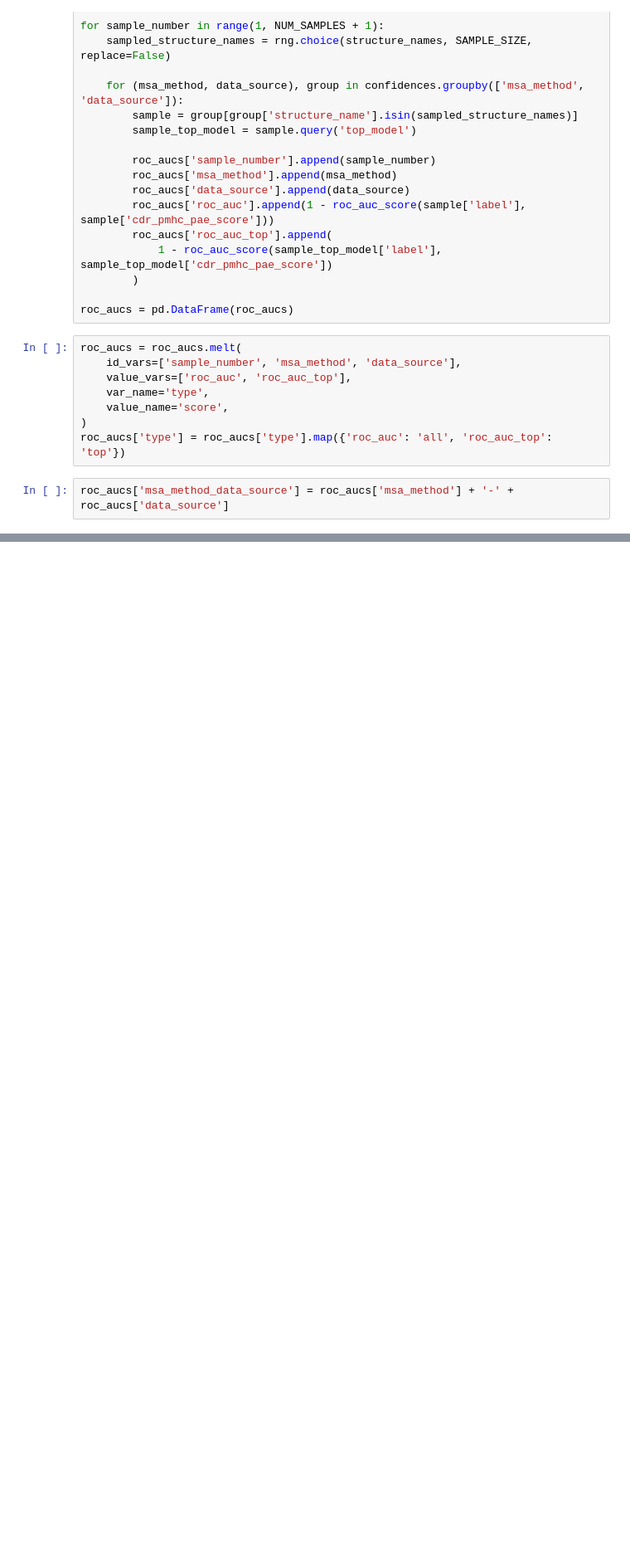
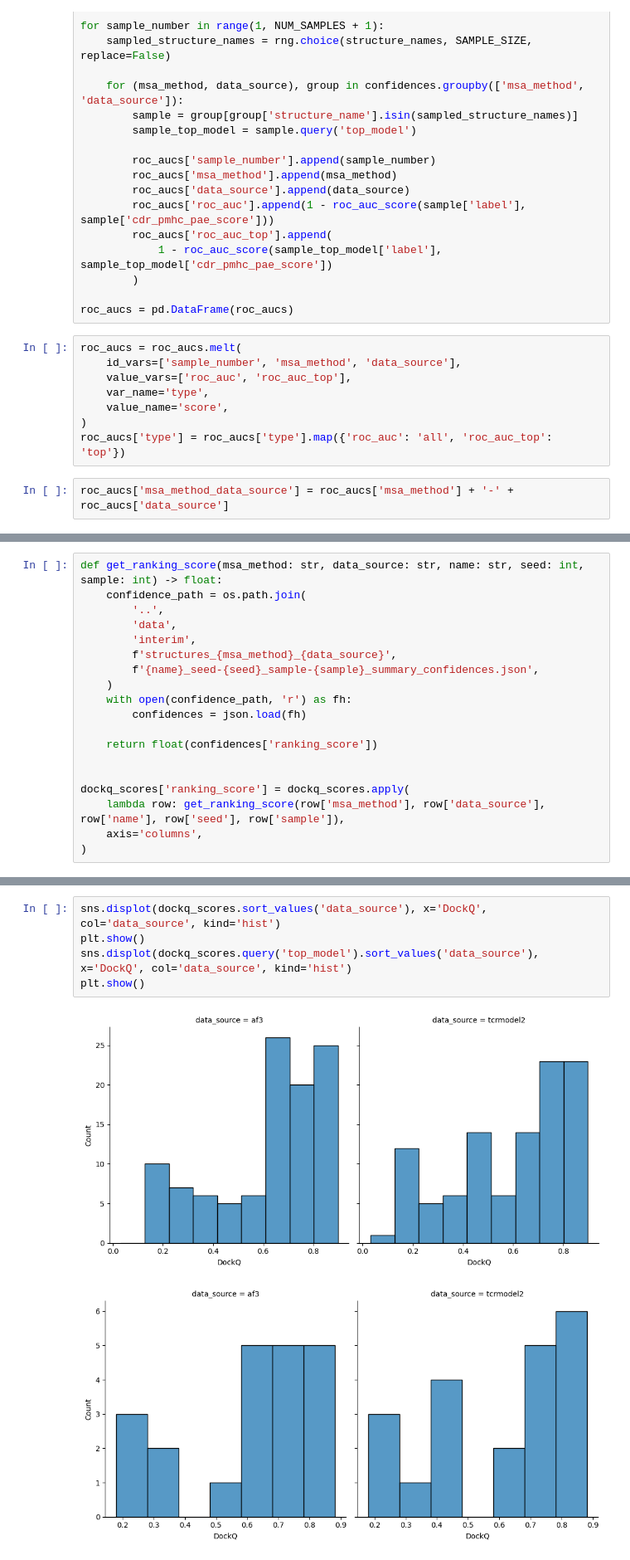
Before and after one commit to benjiemc/tcr-pmhc-predicted-structures, a Jupyter notebook: notebooks/compare_msa_generation.ipynb, the cells around one changed output, grey strips where cells are left out. Shown at 83% size. Drawn from its saved outputs; the diff is of its cells as text; blank space fills up the shorter version.

```diff
--- a/notebooks/compare_msa_generation.ipynb
+++ b/notebooks/compare_msa_generation.ipynb
@@ -249,0 +296,19 @@ msa_method_data_source:type  4.5988 2.0000 28.0000 0.0187
+# %%
+def get_ranking_score(msa_method: str, data_source: str, name: str, seed: int, sample: int) -> float:
+    confidence_path = os.path.join(
+        '..',
+        'data',
+        'interim',
+        f'structures_{msa_method}_{data_source}',
+        f'{name}_seed-{seed}_sample-{sample}_summary_confidences.json',
+    )
+    with open(confidence_path, 'r') as fh:
+        confidences = json.load(fh)
+
+    return float(confidences['ranking_score'])
+
+
+dockq_scores['ranking_score'] = dockq_scores.apply(
+    lambda row: get_ranking_score(row['msa_method'], row['data_source'], row['name'], row['seed'], row['sample']),
+    axis='columns',
+)
@@ -249,0 +345,8 @@ msa_method_data_source:type  4.5988 2.0000 28.0000 0.0187
+# %%
+sns.displot(dockq_scores.sort_values('data_source'), x='DockQ', col='data_source', kind='hist')
+plt.show()
+sns.displot(dockq_scores.query('top_model').sort_values('data_source'), x='DockQ', col='data_source', kind='hist')
+plt.show()
+# %% [output]
+[figure, added]
+[figure, added]
```
Also changed, not shown: parts of 16 cells of this notebook, 3 other files.
